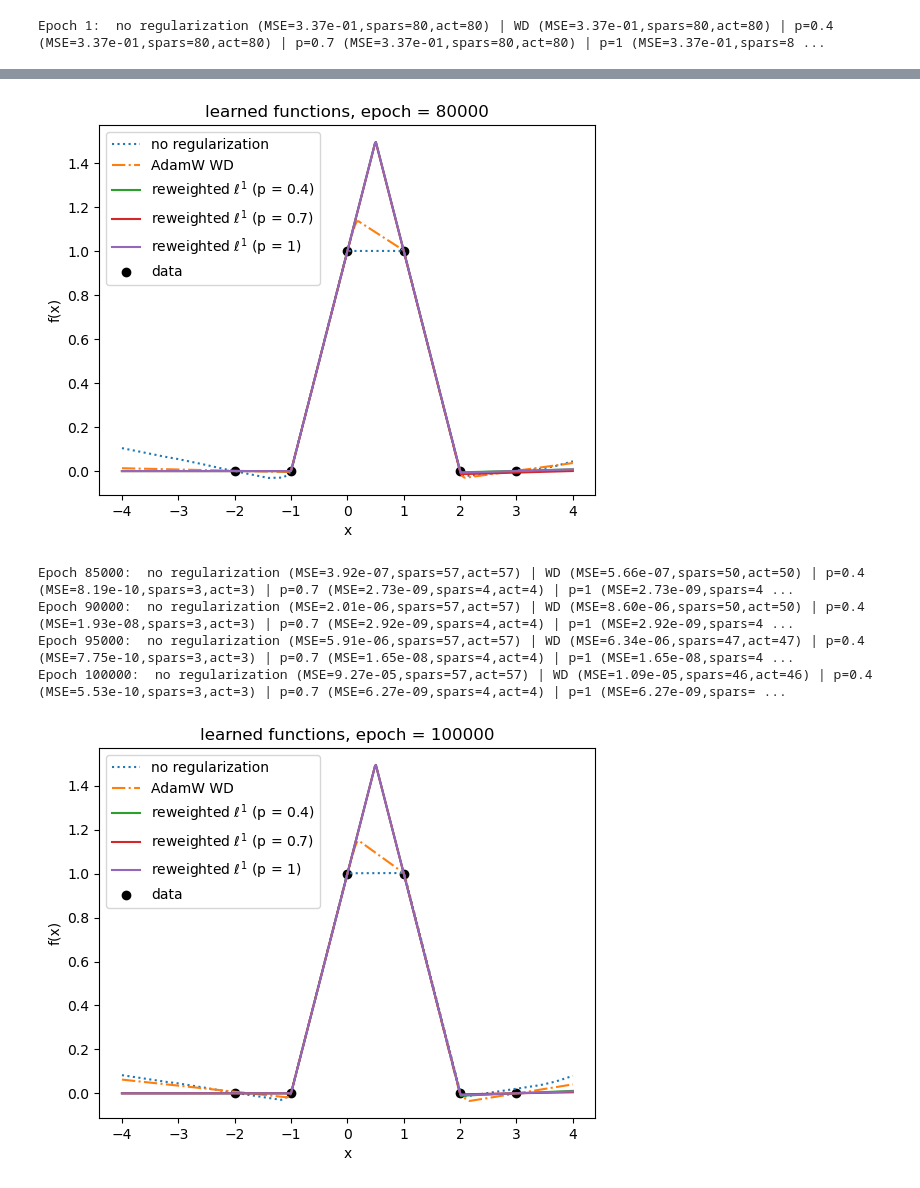
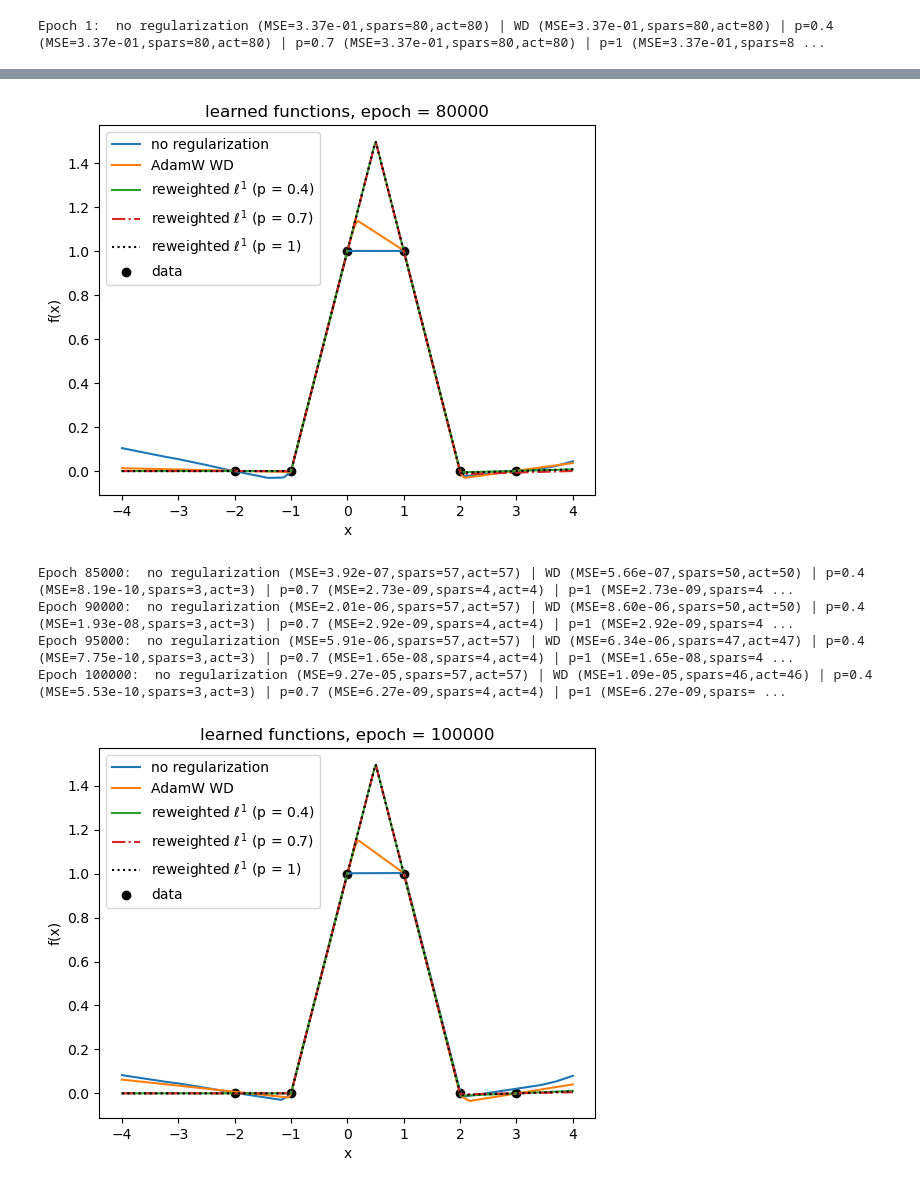
Before and after one commit to julianakhleh/sparse_nns_lp, a Jupyter notebook: univariate.ipynb, the cells around one changed output, grey strips where cells are left out. Cells and saved outputs as stored; diff of their text form; code cells hidden in the pictures.

Commit message:
update plots

```diff
--- a/univariate.ipynb
+++ b/univariate.ipynb
@@ -185,11 +185,11 @@ for epoch in range(1, num_epochs+1):
             y_p3_eval, _ = model_p3(eval_x)
 
         plt.figure()
-        plt.plot(eval_x, y_none_eval, ':', label='no regularization')
-        plt.plot(eval_x, y_wd_eval, '-.', label='AdamW WD')
+        plt.plot(eval_x, y_none_eval, '-', label='no regularization')
+        plt.plot(eval_x, y_wd_eval, '-', label='AdamW WD')
         plt.plot(eval_x, y_p1_eval, '-', label='reweighted $\ell^1$ (p = {})'.format(p1))
-        plt.plot(eval_x, y_p2_eval, '-', label='reweighted $\ell^1$ (p = {})'.format(p2))
-        plt.plot(eval_x, y_p3_eval, '-', label='reweighted $\ell^1$ (p = {})'.format(p3))
+        plt.plot(eval_x, y_p2_eval, '-.', label='reweighted $\ell^1$ (p = {})'.format(p2))
+        plt.plot(eval_x, y_p3_eval, ':', color='black', label='reweighted $\ell^1$ (p = {})'.format(p3))
         plt.scatter(x_train, y_train, color='black', label='data')
         plt.legend()
         plt.xlabel('x')
@@ -220,13 +220,13 @@ Epoch 60000:  no regularization (MSE=5.94e-11,spars=59,act=59) | WD (MSE=6.56e-0
 Epoch 65000:  no regularization (MSE=3.29e-07,spars=58,act=58) | WD (MSE=6.16e-09,spars=56,act=56) | p=0.4 (MSE=2.59e-10,spars=3,act=3) | p=0.7 (MSE=3.51e-09,spars=4,act=4) | p=1 (MSE=3.51e-09,spars=4 ...
 Epoch 70000:  no regularization (MSE=7.25e-09,spars=58,act=58) | WD (MSE=1.28e-06,spars=53,act=53) | p=0.4 (MSE=5.25e-09,spars=3,act=3) | p=0.7 (MSE=5.09e-07,spars=4,act=4) | p=1 (MSE=5.09e-07,spars=4 ...
 Epoch 75000:  no regularization (MSE=3.05e-09,spars=57,act=57) | WD (MSE=1.96e-04,spars=53,act=53) | p=0.4 (MSE=6.20e-07,spars=3,act=3) | p=0.7 (MSE=2.54e-09,spars=4,act=4) | p=1 (MSE=2.54e-09,spars=4 ...
 Epoch 80000:  no regularization (MSE=1.00e-07,spars=57,act=57) | WD (MSE=8.28e-07,spars=52,act=52) | p=0.4 (MSE=1.88e-07,spars=3,act=3) | p=0.7 (MSE=1.20e-05,spars=4,act=4) | p=1 (MSE=1.20e-05,spars=4 ...
-[figure, old version]
+[figure, new version]
 Epoch 85000:  no regularization (MSE=3.92e-07,spars=57,act=57) | WD (MSE=5.66e-07,spars=50,act=50) | p=0.4 (MSE=8.19e-10,spars=3,act=3) | p=0.7 (MSE=2.73e-09,spars=4,act=4) | p=1 (MSE=2.73e-09,spars=4 ...
 Epoch 90000:  no regularization (MSE=2.01e-06,spars=57,act=57) | WD (MSE=8.60e-06,spars=50,act=50) | p=0.4 (MSE=1.93e-08,spars=3,act=3) | p=0.7 (MSE=2.92e-09,spars=4,act=4) | p=1 (MSE=2.92e-09,spars=4 ...
 Epoch 95000:  no regularization (MSE=5.91e-06,spars=57,act=57) | WD (MSE=6.34e-06,spars=47,act=47) | p=0.4 (MSE=7.75e-10,spars=3,act=3) | p=0.7 (MSE=1.65e-08,spars=4,act=4) | p=1 (MSE=1.65e-08,spars=4 ...
 Epoch 100000:  no regularization (MSE=9.27e-05,spars=57,act=57) | WD (MSE=1.09e-05,spars=46,act=46) | p=0.4 (MSE=5.53e-10,spars=3,act=3) | p=0.7 (MSE=6.27e-09,spars=4,act=4) | p=1 (MSE=6.27e-09,spars= ...
-[figure, old version]
+[figure, new version]
 # %%
 # Plot learned functions for only no regularization, WD, p1
 eval_x = torch.linspace(-4.0, 4.0, 500).unsqueeze(1)
```
Also changed, not shown: parts of 3 cells of this notebook, 10 other files.
